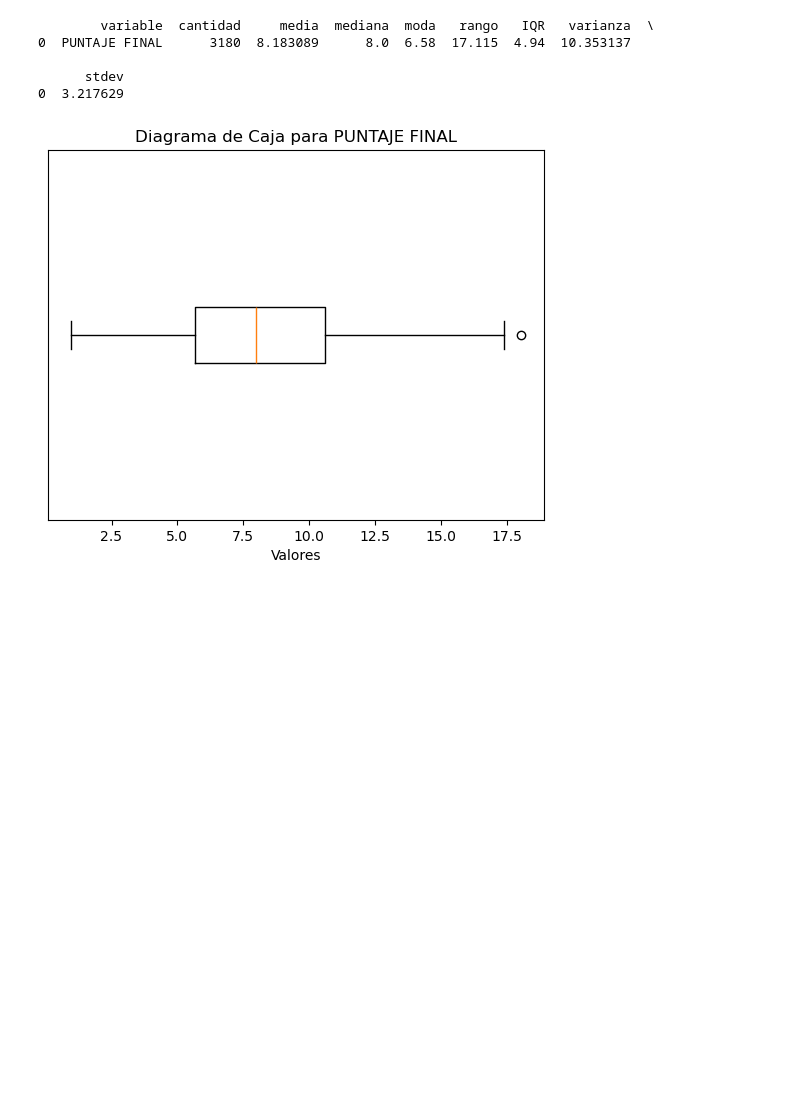
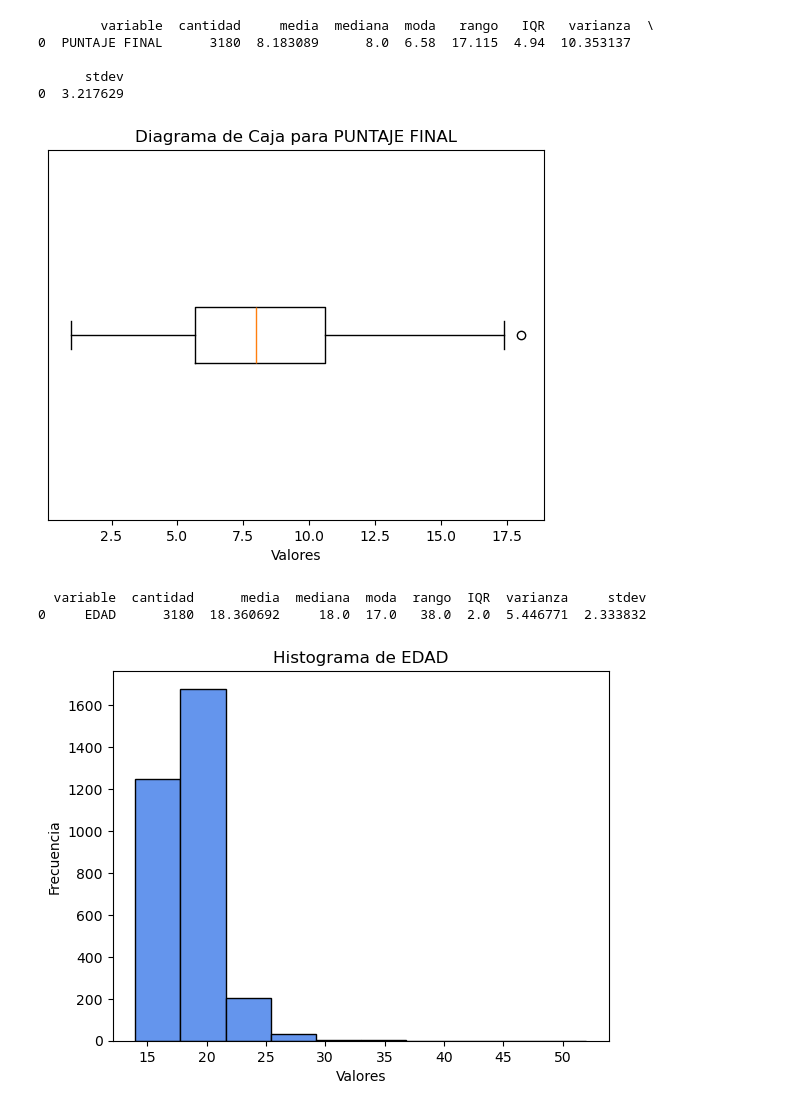
Before and after one commit to Lupinthethird2/GrupoLP2, a Jupyter notebook: proyecto_1.ipynb, the cells around one changed output. Drawn from its saved outputs; the diff is of its cells as text; code cells hidden in the pictures; blank space fills up the shorter version.

Commit message:
Añadiendo un def sobre hacer un grafico de barras y además hice un grafico que compara la edad de los postulantes

```diff
--- a/proyecto_1.ipynb
+++ b/proyecto_1.ipynb
@@ -170,8 +170,18 @@ class EstadisticasNum(Datos):
         plt.title(f'Diagrama de Caja para {self.name}')
         plt.xlabel('Valores')
         plt.yticks([])
+        plt.show()
+    def bar_plot(self, bins=10):
+        plt.hist(self._num, bins=bins, color='#6495ED', edgecolor='black')
+        plt.title(f'Histograma de {self.name}')
+        plt.xlabel('Valores')
+        plt.ylabel('Frecuencia')
+        plt.show()
+    # Filtrar valores de las variables categoricas:
+    def filtrar_categorica(self, categoria):
+        return [x for x in self._cat if x == categoria]
 
-        plt.show()
+
 
 print("Clases de POO cargadas en memoria")
 # %% [output]
@@ -214,3 +224,17 @@ analizador_puntaje.box_plot()
       stdev
 0  3.217629
 [figure]
+# %%
+# Prueba Cuantitativa (Edad)
+datos_edad = df_postulantes["EDAD"].tolist()
+analizador_edad = EstadisticasNum("EDAD", datos_edad)
+
+# Mostrar resumen (opcional)
+print(analizador_edad.summary())
+
+# Gráfico de barras
+analizador_edad.bar_plot()
+# %% [output]
+  variable  cantidad      media  mediana  moda  rango  IQR  varianza     stdev
+0     EDAD      3180  18.360692     18.0  17.0   38.0  2.0  5.446771  2.333832
+[figure, added]
```
